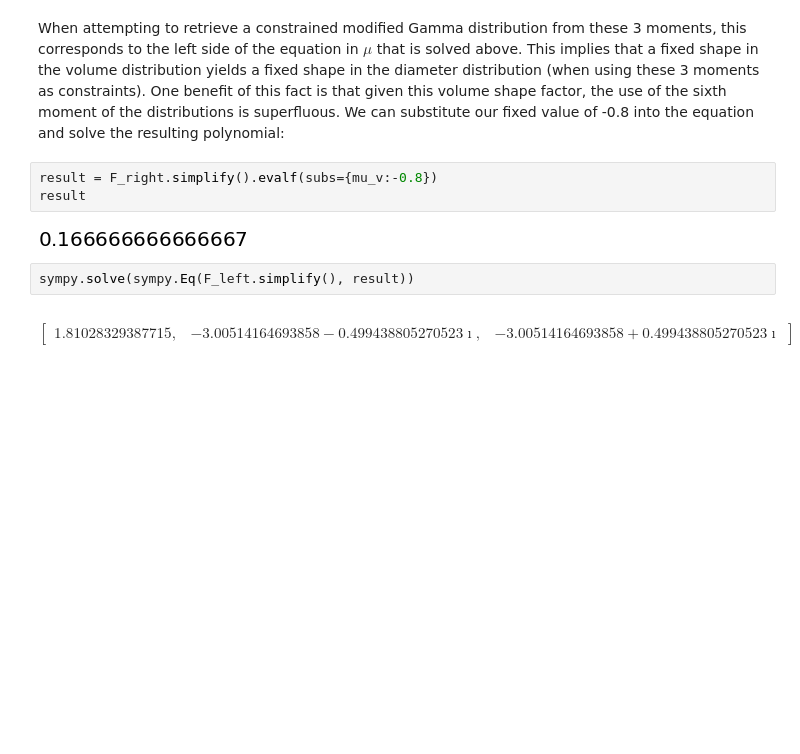
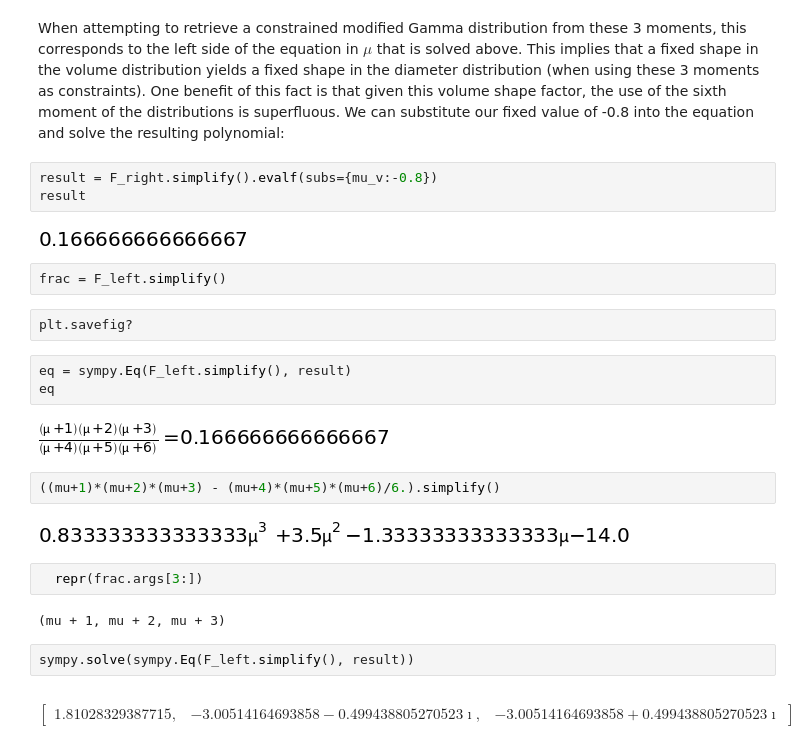
Before and after one commit to dopplershift/DissertationCode, a Jupyter notebook: notebooks/Sixth Fit.ipynb, the cells around one changed output. Cells and saved outputs as stored; diff of their text form; blank space fills up the shorter version.

```diff
--- a/notebooks/Sixth Fit.ipynb
+++ b/notebooks/Sixth Fit.ipynb
@@ -76,6 +76,23 @@ result = F_right.simplify().evalf(subs={mu_v:-0.8})
 result
 # %% [output]
 [figure]
+# %%
+frac = F_left.simplify()
+# %%
+plt.savefig?
+# %%
+eq = sympy.Eq(F_left.simplify(), result)
+eq
+# %% [output]
+[figure, added]
+# %%
+((mu+1)*(mu+2)*(mu+3) - (mu+4)*(mu+5)*(mu+6)/6.).simplify()
+# %% [output]
+[figure, added]
+# %%
+  repr(frac.args[3:])
+# %% [output]
+(mu + 1, mu + 2, mu + 3)
 # %%
 sympy.solve(sympy.Eq(F_left.simplify(), result))
 # %% [output]
```
Also changed, not shown: parts of 1 cell of this notebook, 2 other files.
